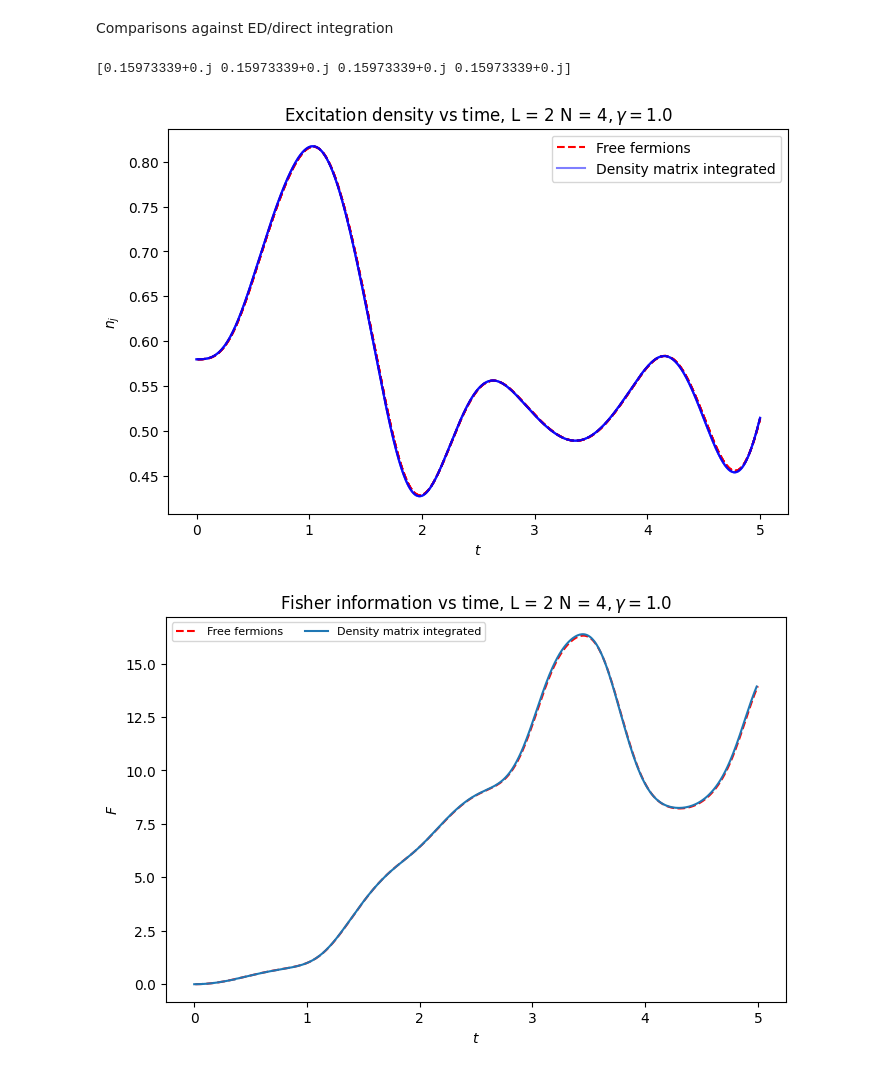
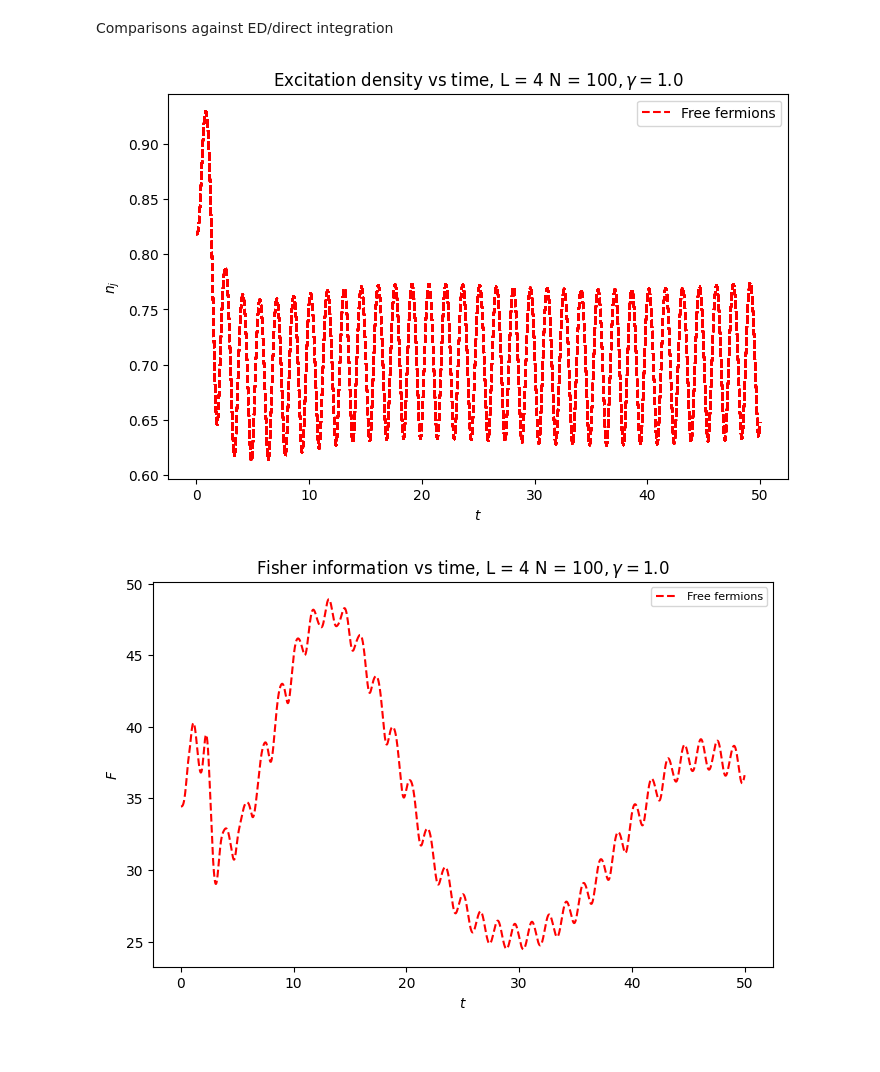
Before and after one commit to SamuelEwanBegg/XY_sensing, a Jupyter notebook: XY_time_evolution.ipynb, the cells around one changed output. Cells and saved outputs as stored; diff of their text form; code cells hidden in the pictures.

Commit message:
Verified time evolution algorithm for 100 sites: same result Floquet and integration

```diff
--- a/XY_time_evolution.ipynb
+++ b/XY_time_evolution.ipynb
@@ -20,9 +20,9 @@ stem = stem0  + 'Documents/Sensing/'
 # System parameters for periodic boundary condition spin chain
 J = 1.0  # +ve is Ferromagnet [Hamiltonian as defined Mishra, Bayat, PRL 127, 080504 (2021)]
 gamma = 1.0
-sites = 4
+sites = 100
 h1_amp = 1.5
-h1_period = 6.0/4.0 #period of the drive
+h1_period = 2*3/4.0 #period of the drive
 
 # Initial state
 initial_state = 'ground_state'
@@ -39,25 +39,27 @@ boundary_conditions = 'ABC'
 
 # Sensing parameters
 phasepoints = 1 # number of points for calculating h0
-h0mat = np.linspace(0.3, 0.3, phasepoints)  # range of h0 points to sample
-sub_system_range = np.arange(2,4+1) # range of subsystem sizes for evaluating Fisher information
+h0mat = np.linspace(1.0, 1.0, phasepoints)  # range of h0 points to sample
+sub_system_range = np.arange(4,4+1) # range of subsystem sizes for evaluating Fisher information
 
 # Time parameters
 dt = 0.01 # time step
-times = 500 # number of steps
+times = 5000 # number of steps
 measure_interval = 1 #int(h1_period/dt) # evaluate Fisher information at particular times (if the period is rational then these are the times n \tau)
 tvec = dt*np.arange(1,times+1)
 
 # Computational
-tol = 10**(-6) # when evaluating the Fisher information we don't consider singular terms for which |w[rr] + w[ss]| < tol
-shift = 0.001 # finite division size for calculating derivative of reduced density matrix, i.e. drho/dh0 ~ (rho(h0) - rho(h0 + shift))/shift for the order2 version
+tol = 10**(-12) # when evaluating the Fisher information we don't consider singular terms for which |w[rr] + w[ss]| < tol
+shift = 10**(-5) # finite division size for calculating derivative of reduced density matrix, i.e. drho/dh0 ~ (rho(h0) - rho(h0 + shift))/shift for the order2 version
 derivative_estimator = 'order2' # 2nd order = 'order2' or 4th order 'order4' approximation for the derivative of reduced density matrix
 method = 'RK4' # integration method 'euler', 'heun' or 'RK4'
 integration_type = 'matrices' # perform integration with 'matrices' or 'loops' over individual elements (matrices is far more efficient)
 num_cores = 16  # number of cores to parallelize with
-save_results = 'bin' # 'save' or 'bin' (don't save)
+save_results = 'save' # 'save' or 'bin' (don't save)
 
-h1 = h1_amp*np.sin(2*np.pi/(h1_period)*dt*np.arange(0,times)) # initialize periodic field
+# Initialize periodic field
+h1 = h1_amp*np.sin(2*np.pi/(h1_period)*dt*np.arange(0,times+1)) # initialize periodic field, note + 1 time added here for RK4 and heun integration step endpoints
+h1_midpoint = h1_amp*np.sin(2*np.pi/(h1_period)*dt*(0.5 + np.arange(0,times))) # vector at the mid-point between time-steps, required for RK4 due to explicit time-dependance
 # %% [markdown]
 2. Initialize correlation matrices <c^{dag}_i c_j> and <c^{dag}_i c^{dag}_j>
 # %%
@@ -70,7 +72,7 @@ particle_numberL = []
 particle_numberR = []
 
 #loop over h0
-output = Parallel(n_jobs=num_cores)(delayed(methods.Fisher_Calc)(phase, obs, Dag_obs, J, gamma, h0mat[phase], shift, h1, times, dt, measure_interval, sites, sub_system_range, tol, derivative_estimator, integration_type, method, initial_state, boundary_conditions) for phase in range(0,phasepoints))
+output = Parallel(n_jobs=num_cores)(delayed(methods.Fisher_Calc)(phase, obs, Dag_obs, J, gamma, h0mat[phase], shift, h1, h1_midpoint, times, dt, measure_interval, sites, sub_system_range, tol, derivative_estimator, integration_type, method, initial_state, boundary_conditions) for phase in range(0,phasepoints))
 
 #collect output of parallel computation
 for kk in range(0,phasepoints):
@@ -239,7 +219,7 @@ Comparisons against ED/direct integration
 fig1, ax = plt.subplots(1,1,figsize = (8,5))
 ax1 = ax
 
-matrixplot = 'yes'
+matrixplot = 'no'
 edplot = 'no'
 ss = 0 #sub-system index
 
@@ -247,11 +227,11 @@ ax1.set_title(r'Excitation density vs time, L = ' + str(sub_system_range[ss]) +
 numberL = particle_numberL[0]
 for mm in range(0,sites):
 
-    ax1.plot(tvec,np.real(numberL[mm,:]),'--r')
+    ax1.plot(measure_tvec,np.real(numberL[mm,:]),'--r')
 
     if mm == 0:
 
-        ax1.plot(tvec,np.real(numberL[mm,:]),'--r',label = 'Free fermions')
+        ax1.plot(measure_tvec,np.real(numberL[mm,:]),'--r',label = 'Free fermions')
 
 if matrixplot == 'yes':
 
@@ -283,33 +263,32 @@ if edplot == 'yes':
             ax1.plot(dted*np.arange(0,np.size(mag_ed,1)),mag_ed[mm,:] + 0.5,'-k',markersize = 1,label = 'ED',alpha =0.5)
 
 ax1.set_ylabel(r'$n_j$')
 ax1.set_xlabel(r'$t$')
 plt.legend()
 plt.show()
 
 fig1, ax = plt.subplots(1,1,figsize = (8,5))
 ax0 = ax
 ax0.set_title(r'Fisher information vs time, L = ' + str(sub_system_range[ss]) + ' N = ' + str(sites) + r'$, \gamma = $' + str(gamma))
 
 ax0.plot(measure_tvec,Fisher_mat[0][ss,:],'--r',label = 'Free fermions')
 
 if matrixplot == 'yes':
 
     matrix_fisher = np.load(stem + 'matrix_results/Fisher.npy')
 
     ax0.plot(0.01*np.arange(0,np.size(matrix_fisher)),matrix_fisher,label = 'Density matrix integrated')
 
 if edplot == 'yes':
 
     ed_fisher = np.load(stem + 'ed_results/Fisher.npy')
 
     ax0.plot(dted*np.arange(0,np.size(ed_fisher)),ed_fisher,':',label = 'ED')
 
 ax0.set_ylabel(r'$F$')
 ax0.set_xlabel(r'$t$')
 ax0.legend(ncol = 2,fontsize = 8)
 plt.show()
 # %% [output]
-[0.15973339+0.j 0.15973339+0.j 0.15973339+0.j 0.15973339+0.j]
-[figure, old version]
+[figure, new version]
-[figure, old version]
+[figure, new version]
```
Also changed, not shown: parts of 2 cells of this notebook, 2 other files.
